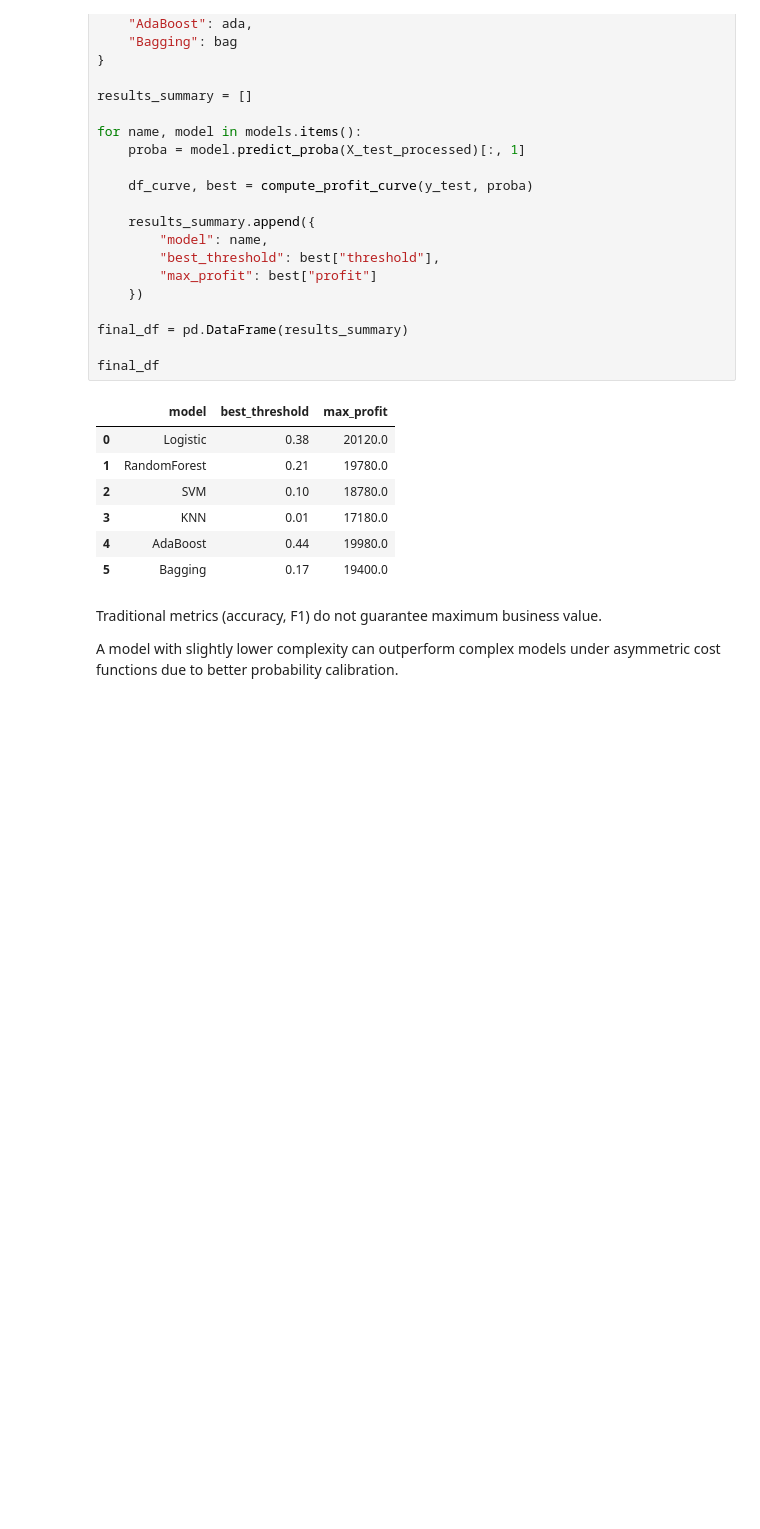
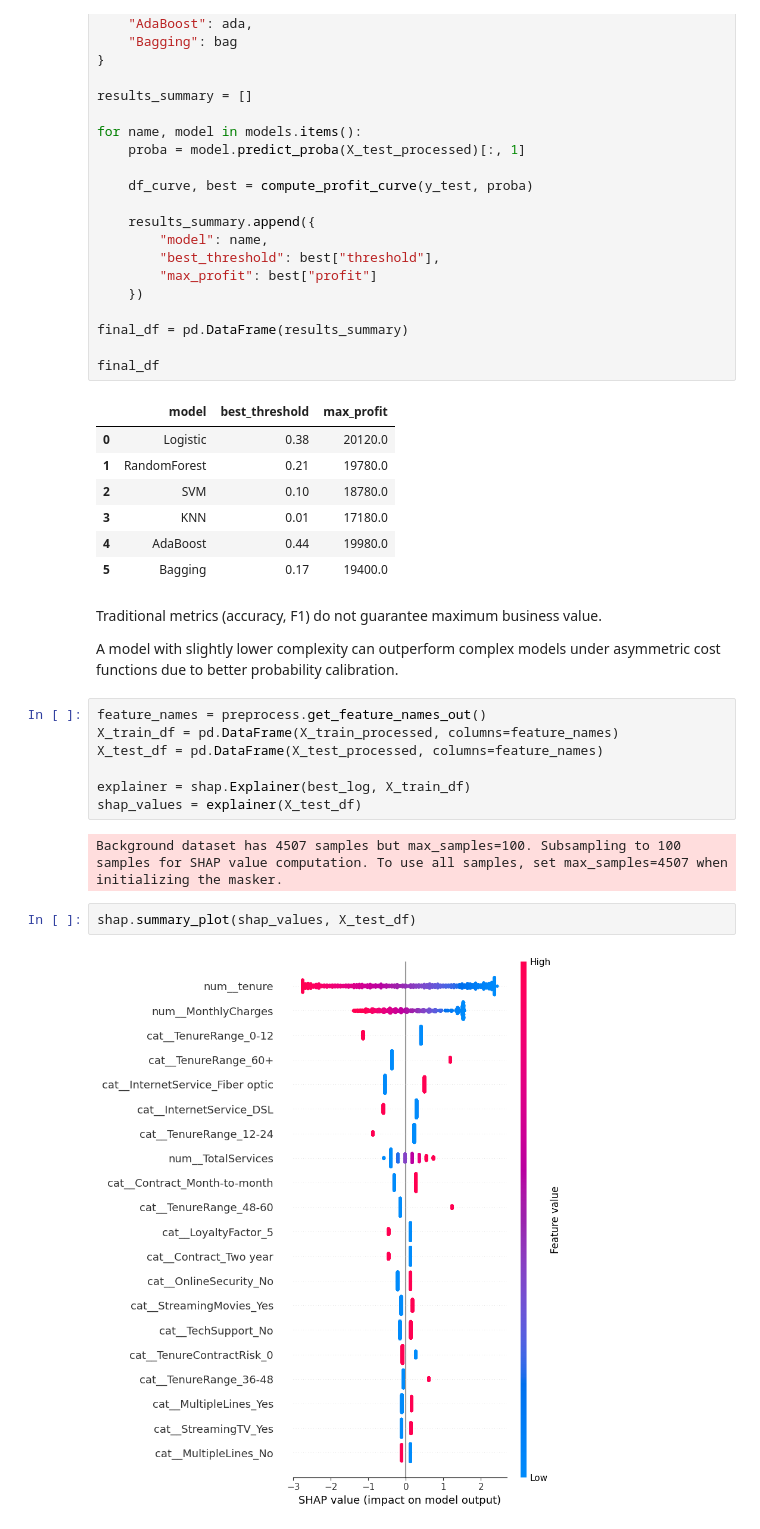
Before and after one commit to fermow/SBU-Data-Science-2026, a Jupyter notebook: Assignment_3/jupyter_notebook_and_reports/02_feature_engineering.ipynb, the cells around one changed output. Cells and saved outputs as stored; diff of their text form; blank space fills up the shorter version.

Commit message:
Assignment_3: add SHAP summary plot for model interpretation

```diff
--- a/Assignment_3/jupyter_notebook_and_reports/02_feature_engineering.ipynb
+++ b/Assignment_3/jupyter_notebook_and_reports/02_feature_engineering.ipynb
@@ -1177,3 +1177,16 @@ final_df
 Traditional metrics (accuracy, F1) do not guarantee maximum business value.
 
 A model with slightly lower complexity can outperform complex models under asymmetric cost functions due to better probability calibration.
+# %%
+feature_names = preprocess.get_feature_names_out()
+X_train_df = pd.DataFrame(X_train_processed, columns=feature_names)
+X_test_df = pd.DataFrame(X_test_processed, columns=feature_names)
+
+explainer = shap.Explainer(best_log, X_train_df)
+shap_values = explainer(X_test_df)
+# %% [output]
+Background dataset has 4507 samples but max_samples=100. Subsampling to 100 samples for SHAP value computation. To use all samples, set max_samples=4507 when initializing the masker.
+# %%
+shap.summary_plot(shap_values, X_test_df)
+# %% [output]
+[figure, added]
```
Also changed, not shown: parts of 1 cell of this notebook.
